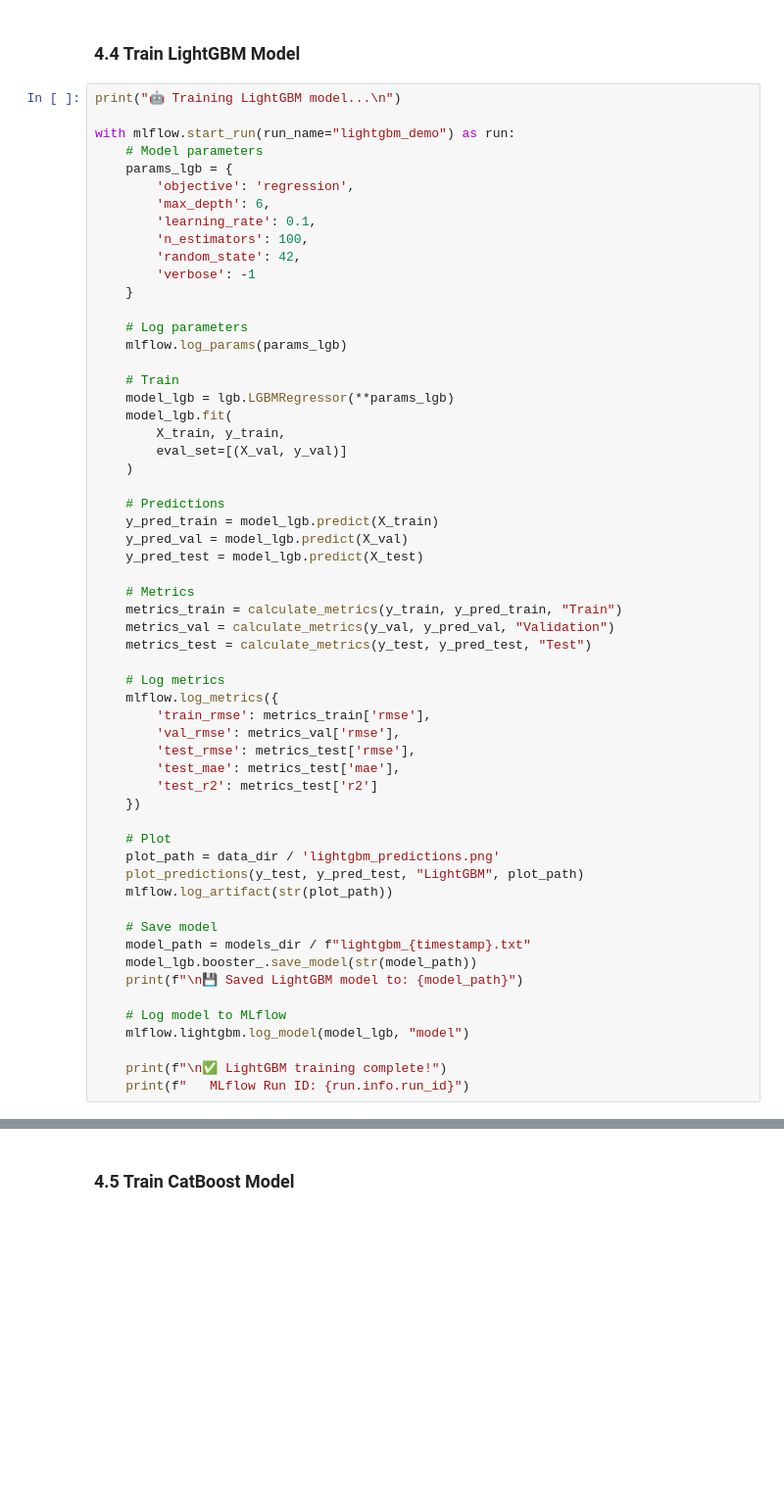
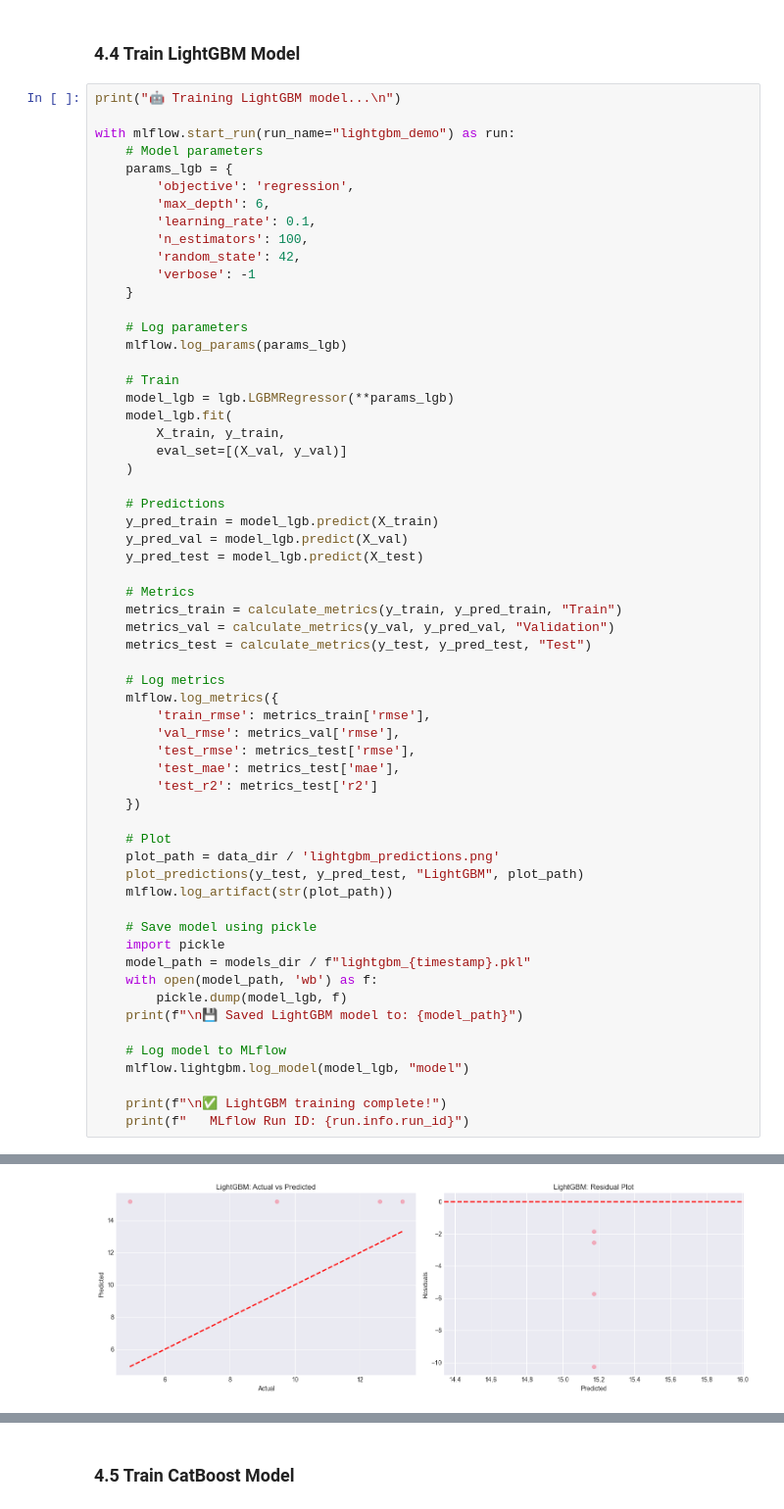
Before and after one commit to shima-maleki/Bike-Demand-Prediction-for-Smart-Cities, a Jupyter notebook: notebooks/00_end_to_end_system_demo.ipynb, the cells around one changed output, grey strips where cells are left out. Shown at 98% size. Cells and saved outputs as stored; diff of their text form; blank space fills up the shorter version.

```diff
--- a/notebooks/00_end_to_end_system_demo.ipynb
+++ b/notebooks/00_end_to_end_system_demo.ipynb
@@ -505,9 +855,11 @@ with mlflow.start_run(run_name="lightgbm_demo") as run:
     plot_predictions(y_test, y_pred_test, "LightGBM", plot_path)
     mlflow.log_artifact(str(plot_path))
 
-    # Save model
-    model_path = models_dir / f"lightgbm_{timestamp}.txt"
-    model_lgb.booster_.save_model(str(model_path))
+    # Save model using pickle
+    import pickle
+    model_path = models_dir / f"lightgbm_{timestamp}.pkl"
+    with open(model_path, 'wb') as f:
+        pickle.dump(model_lgb, f)
     print(f"\n💾 Saved LightGBM model to: {model_path}")
 
     # Log model to MLflow
@@ -515,3 +867,4 @@ with mlflow.start_run(run_name="lightgbm_demo") as run:
 
     print(f"\n✅ LightGBM training complete!")
     print(f"   MLflow Run ID: {run.info.run_id}")
+# %% [output]
@@ -517,0 +891 @@ with mlflow.start_run(run_name="lightgbm_demo") as run:
+[figure, added]
```
Also changed, not shown: parts of 25 cells of this notebook, 21 other files.
